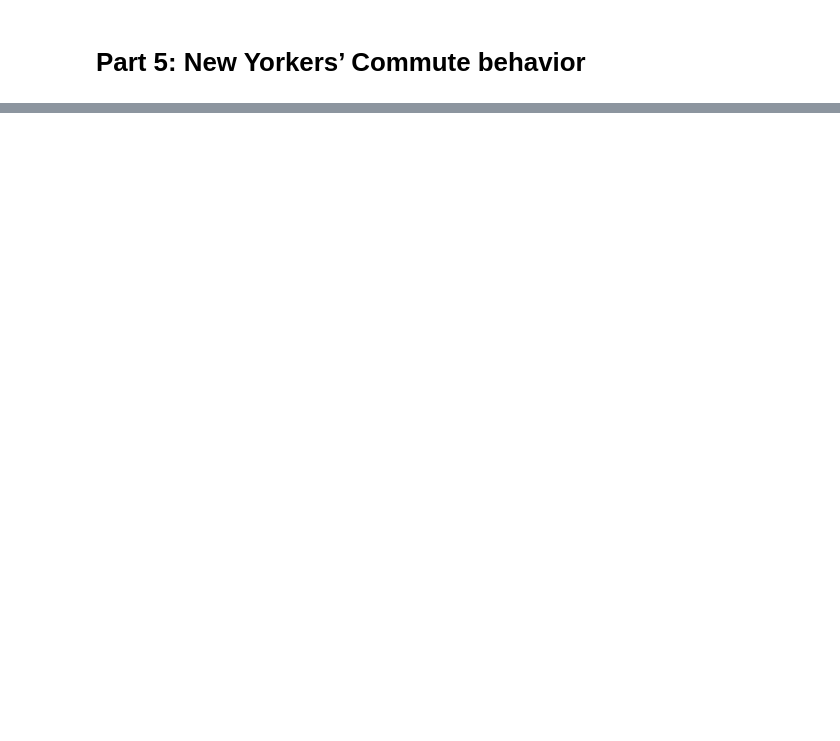
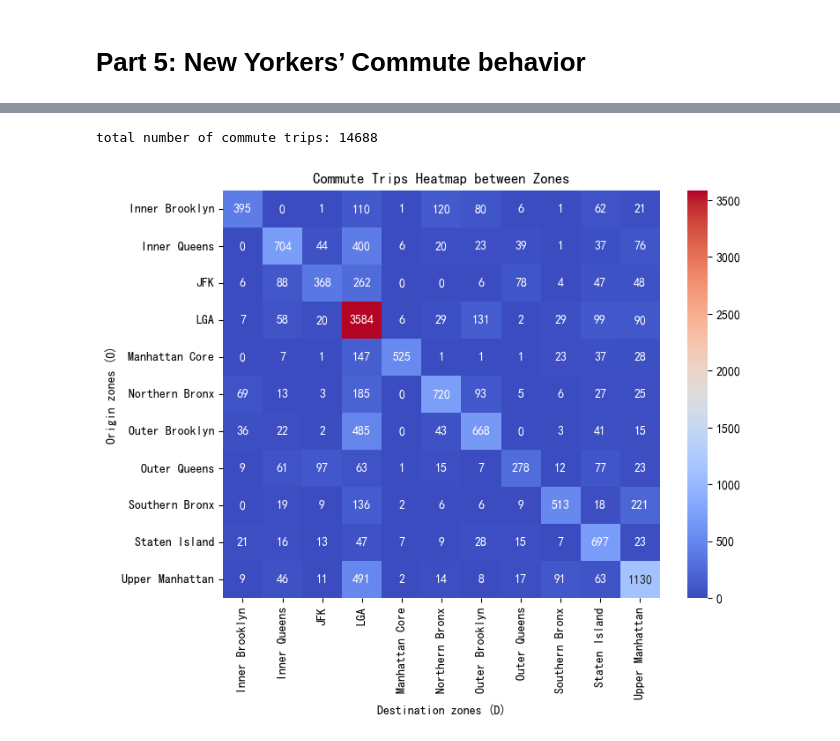
Before and after one commit to WenlongL1/CIE-539-Project, a Jupyter notebook: part5.ipynb, the cells around one changed output, grey strips where cells are left out. Drawn from its saved outputs; the diff is of its cells as text; code cells hidden in the pictures; blank space fills up the shorter version.

```diff
--- a/part5.ipynb
+++ b/part5.ipynb
@@ -33,0 +80,5 @@ pd.set_option('display.max_columns', None)
+# %%
+dpt = pd.merge(dper, dtrp, on='person_id',how='outer')
+dpt.rename(columns={'hh_id_x': 'hh_id'}, inplace=True)
+dpth = pd.merge(dpt, dhhl, on='hh_id',how='outer')
+dpth.describe()
@@ -33,0 +95,21 @@ pd.set_option('display.max_columns', None)
+# %%
+dpth = dpth[(dpth['d_purpose_category_linked'] == 2) | (dpth['d_purpose_category_linked'] == 3)]
+dpth = dpth[dpth['commute_freq'] < 7]
+print("total number of commute trips:", len(dpth))
+# %% [output]
+total number of commute trips: 14688
+# %%
+dpt_commute_o = dpth['o_cms_zone_name']
+dpt_commute_d = dpth['d_cms_zone_name']
+commute_tripzone = pd.crosstab(dpt_commute_o, dpt_commute_d)
+
+commute_tripzone
+
+plt.figure(figsize=(8, 6))
+commute_tripzone_heatmap = sns.heatmap(commute_tripzone, annot=True,  cmap="coolwarm", fmt="d")
+plt.xlabel('Destination zones (D)')
+plt.ylabel('Origin zones (O)')
+plt.title('Commute Trips Heatmap between Zones')
+plt.show()
+# %% [output]
+[figure, added]
```
Also changed, not shown: parts of 8 cells of this notebook, 1 other file.
